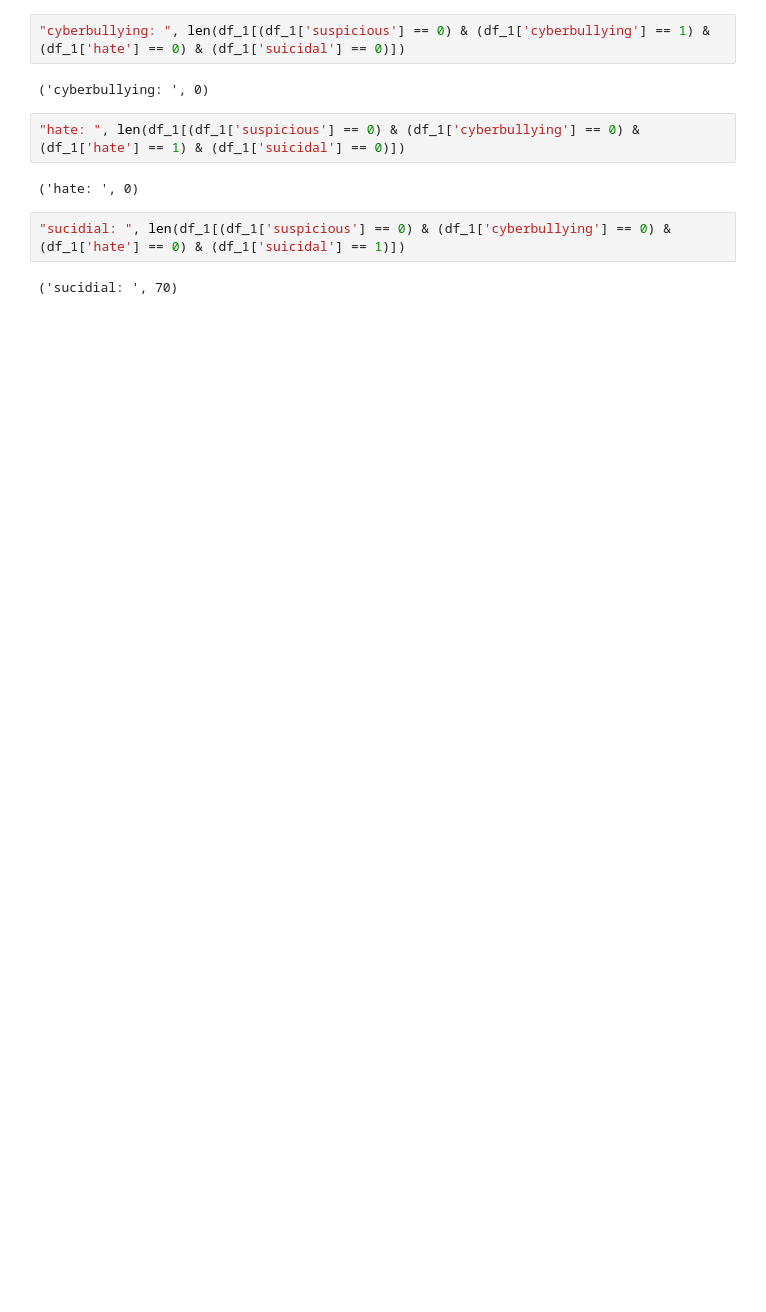
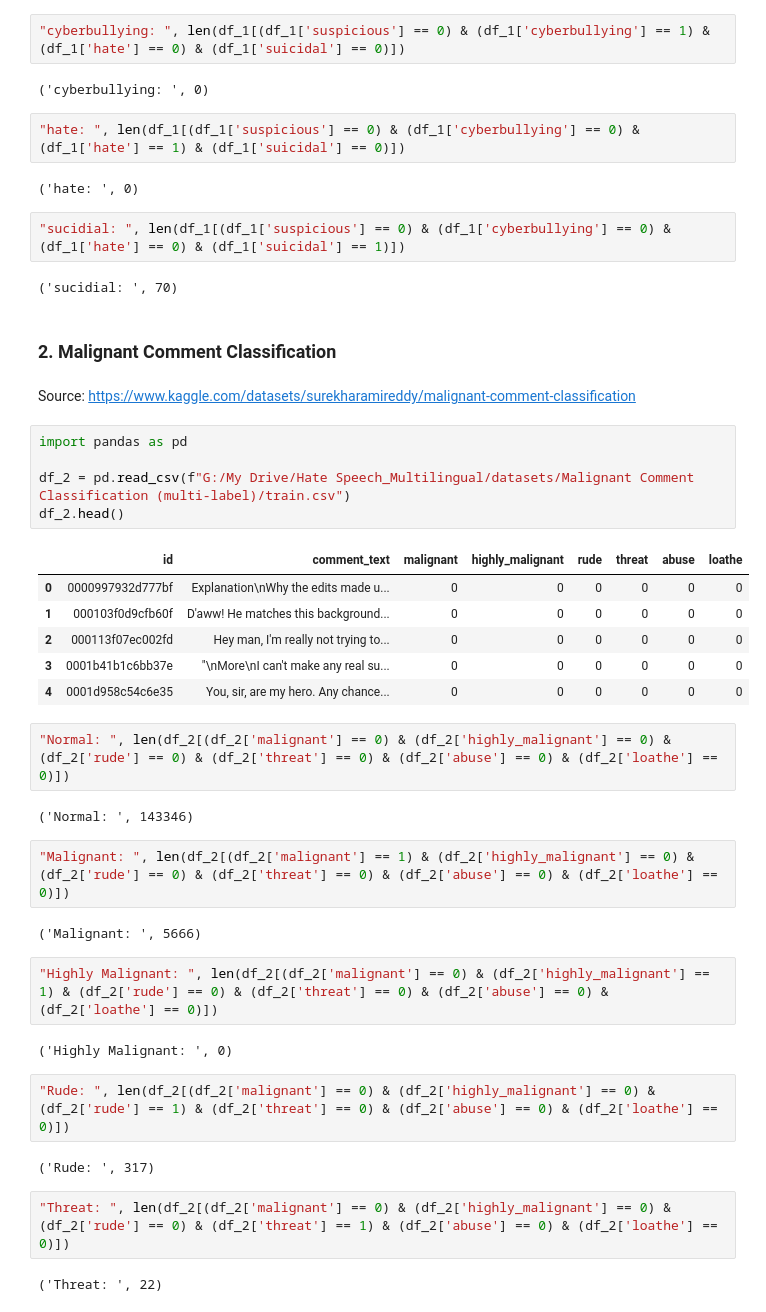
Before and after one commit to AbdulManaf12/Hate-Speech-Detection, a Jupyter notebook: Dataset Statistics/dataset_overview.ipynb, the cells around one changed output. Drawn from its saved outputs; the diff is of its cells as text; blank space fills up the shorter version.

Commit message:
another multi label dataset

```diff
--- a/Dataset Statistics/dataset_overview.ipynb
+++ b/Dataset Statistics/dataset_overview.ipynb
@@ -384,3 +384,39 @@ df_1.head()
 "sucidial: ", len(df_1[(df_1['suspicious'] == 0) & (df_1['cyberbullying'] == 0) & (df_1['hate'] == 0) & (df_1['suicidal'] == 1)])
 # %% [output]
 ('sucidial: ', 70)
+# %% [markdown]
+### 2. Malignant Comment Classification
+# %% [markdown]
+Source: https://www.kaggle.com/datasets/surekharamireddy/malignant-comment-classification
+# %%
+import pandas as pd
+
+df_2 = pd.read_csv(f"G:/My Drive/Hate Speech_Multilingual/datasets/Malignant Comment Classification (multi-label)/train.csv")
+df_2.head()
+# %% [output]
+|  | id | comment_text | malignant | highly_malignant | rude | threat | abuse | loathe |
+| 0 | 0000997932d777bf | Explanation\nWhy the edits made u... | 0 | 0 | 0 | 0 | 0 | 0 |
+| 1 | 000103f0d9cfb60f | D'aww! He matches this background... | 0 | 0 | 0 | 0 | 0 | 0 |
+| 2 | 000113f07ec002fd | Hey man, I'm really not trying to... | 0 | 0 | 0 | 0 | 0 | 0 |
+| 3 | 0001b41b1c6bb37e | "\nMore\nI can't make any real su... | 0 | 0 | 0 | 0 | 0 | 0 |
+| 4 | 0001d958c54c6e35 | You, sir, are my hero. Any chance... | 0 | 0 | 0 | 0 | 0 | 0 |
+# %%
+"Normal: ", len(df_2[(df_2['malignant'] == 0) & (df_2['highly_malignant'] == 0) & (df_2['rude'] == 0) & (df_2['threat'] == 0) & (df_2['abuse'] == 0) & (df_2['loathe'] == 0)])
+# %% [output]
+('Normal: ', 143346)
+# %%
+"Malignant: ", len(df_2[(df_2['malignant'] == 1) & (df_2['highly_malignant'] == 0) & (df_2['rude'] == 0) & (df_2['threat'] == 0) & (df_2['abuse'] == 0) & (df_2['loathe'] == 0)])
+# %% [output]
+('Malignant: ', 5666)
+# %%
+"Highly Malignant: ", len(df_2[(df_2['malignant'] == 0) & (df_2['highly_malignant'] == 1) & (df_2['rude'] == 0) & (df_2['threat'] == 0) & (df_2['abuse'] == 0) & (df_2['loathe'] == 0)])
+# %% [output]
+('Highly Malignant: ', 0)
+# %%
+"Rude: ", len(df_2[(df_2['malignant'] == 0) & (df_2['highly_malignant'] == 0) & (df_2['rude'] == 1) & (df_2['threat'] == 0) & (df_2['abuse'] == 0) & (df_2['loathe'] == 0)])
+# %% [output]
+('Rude: ', 317)
+# %%
+"Threat: ", len(df_2[(df_2['malignant'] == 0) & (df_2['highly_malignant'] == 0) & (df_2['rude'] == 0) & (df_2['threat'] == 1) & (df_2['abuse'] == 0) & (df_2['loathe'] == 0)])
+# %% [output]
+('Threat: ', 22)
```
Also changed, not shown: parts of 2 cells of this notebook.
